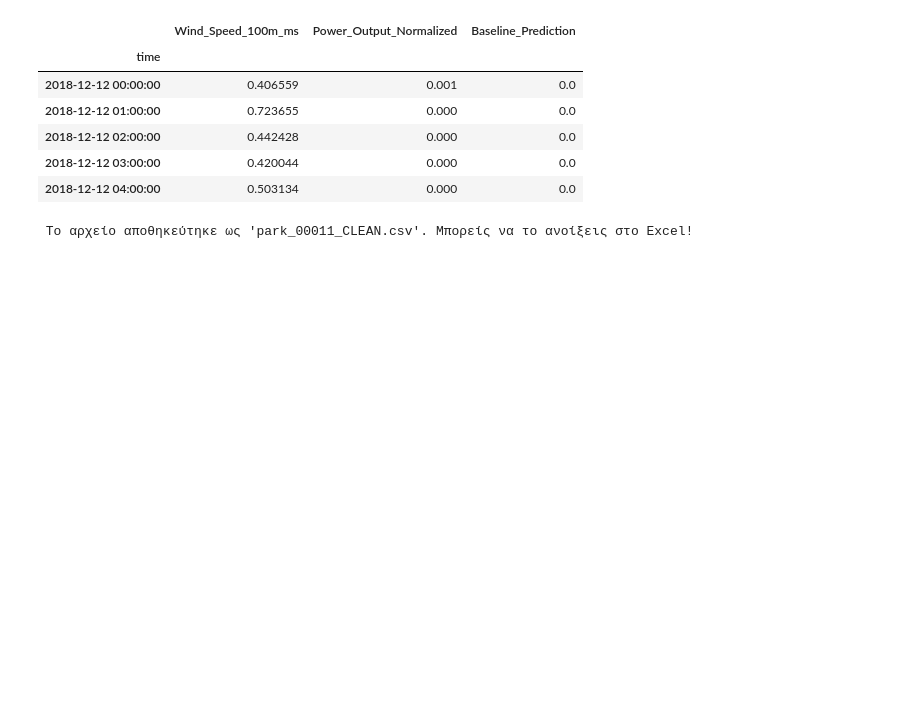
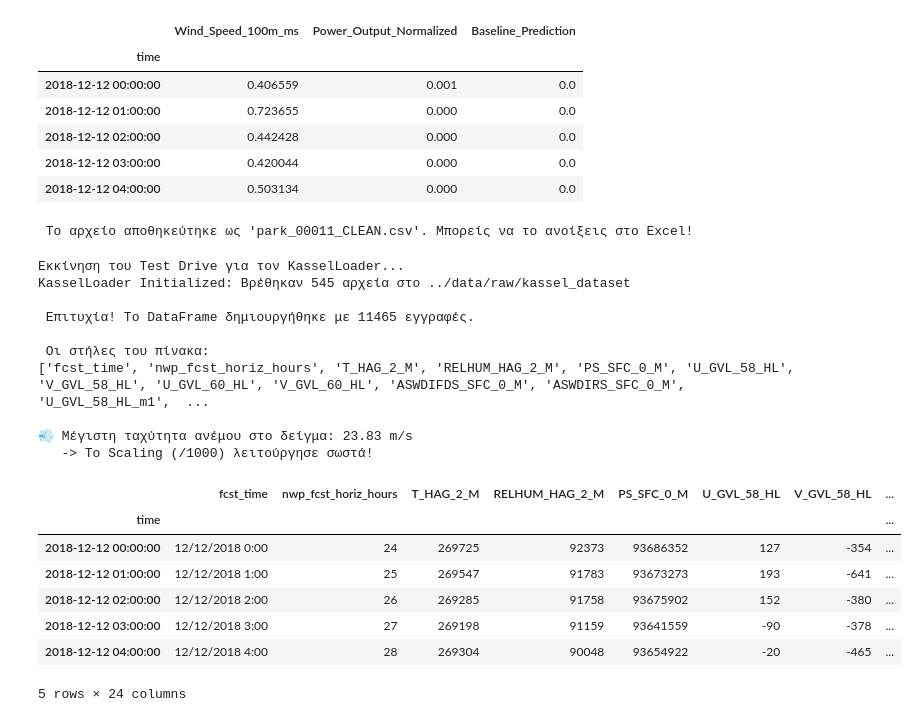
Before and after one commit to Dionysis33/WindPower_DigitalTwin, a Jupyter notebook: notebooks/02_kassel_exploration.ipynb, the cells around one changed output. Cells and saved outputs as stored; diff of their text form; code cells hidden in the pictures; blank space fills up the shorter version.

Commit message:
feat: finalize KasselLoader with auto-scaling, physics integration and time-series merging

```diff
--- a/notebooks/02_kassel_exploration.ipynb
+++ b/notebooks/02_kassel_exploration.ipynb
@@ -331,3 +331,62 @@ print("\n Το αρχείο αποθηκεύτηκε ως 'park_00011_CLEAN.csv'
 | 2018-12-12 03:00:00 | 0.420044 | 0.000 | 0.0 |
 | 2018-12-12 04:00:00 | 0.503134 | 0.000 | 0.0 |
  Το αρχείο αποθηκεύτηκε ως 'park_00011_CLEAN.csv'. Μπορείς να το ανοίξεις στο Excel!
+# %%
+import sys
+import os
+
+# 1. Ρύθμιση για να βλέπει το Notebook τον φάκελο src
+if os.path.abspath("..") not in sys.path:
+    sys.path.append(os.path.abspath(".."))
+
+from src.data.kassel_loader import KasselLoader
+
+print("Εκκίνηση του Test Drive για τον KasselLoader...")
+
+# 2. Αρχικοποίηση του Loader
+# Του λέμε πού είναι τα δεδομένα (στον φάκελο raw/kassel_dataset)
+loader = KasselLoader("../data/raw/kassel_dataset")
+
+# 3. Δοκιμή: Ζητάμε να μας φέρει έτοιμο το Πάρκο 00011
+# Αν ο κώδικάς σου είναι σωστός, θα κάνει αυτόματα: Load -> Physics -> Merge -> Rename
+df_park = loader.load_park_data('00011')
+
+# 4. Έλεγχος Αποτελεσμάτων
+if df_park is not None:
+    print(f"\n Επιτυχία! Το DataFrame δημιουργήθηκε με {len(df_park)} εγγραφές.")
+
+    # Έλεγχος των στηλών
+    print("\n Οι στήλες του πίνακα:")
+    print(df_park.columns.tolist())
+
+    # Έλεγχος Scaling (Πρέπει να δούμε λογικά νούμερα, π.χ. 12 m/s και όχι 12000)
+    max_wind = df_park['Wind_Speed_100m_ms'].max()
+    print(f"\n💨 Μέγιστη ταχύτητα ανέμου στο δείγμα: {max_wind:.2f} m/s")
+
+    if max_wind < 100:
+        print("   -> Το Scaling (/1000) λειτούργησε σωστά!")
+    else:
+        print("   -> Προσοχή! Οι τιμές φαίνονται πολύ μεγάλες.")
+
+    display(df_park.head())
+else:
+    print("Οups! Ο Loader δεν επέστρεψε δεδομένα. Κάτι πήγε στραβά.")
+# %% [output]
+Εκκίνηση του Test Drive για τον KasselLoader...
+KasselLoader Initialized: Βρέθηκαν 545 αρχεία στο ../data/raw/kassel_dataset
+
+ Επιτυχία! Το DataFrame δημιουργήθηκε με 11465 εγγραφές.
+
+ Οι στήλες του πίνακα:
+['fcst_time', 'nwp_fcst_horiz_hours', 'T_HAG_2_M', 'RELHUM_HAG_2_M', 'PS_SFC_0_M', 'U_GVL_58_HL', 'V_GVL_58_HL', 'U_GVL_60_HL', 'V_GVL_60_HL', 'ASWDIFDS_SFC_0_M', 'ASWDIRS_SFC_0_M', 'U_GVL_58_HL_m1',  ...
+
+💨 Μέγιστη ταχύτητα ανέμου στο δείγμα: 23.83 m/s
+   -> Το Scaling (/1000) λειτούργησε σωστά!
+|  | fcst_time | nwp_fcst_horiz_hours | T_HAG_2_M | RELHUM_HAG_2_M | PS_SFC_0_M | U_GVL_58_HL | V_GVL_58_HL | ... |
+| time |  |  |  |  |  |  |  | ... |
+| 2018-12-12 00:00:00 | 12/12/2018 0:00 | 24 | 269725 | 92373 | 93686352 | 127 | -354 | ... |
+| 2018-12-12 01:00:00 | 12/12/2018 1:00 | 25 | 269547 | 91783 | 93673273 | 193 | -641 | ... |
+| 2018-12-12 02:00:00 | 12/12/2018 2:00 | 26 | 269285 | 91758 | 93675902 | 152 | -380 | ... |
+| 2018-12-12 03:00:00 | 12/12/2018 3:00 | 27 | 269198 | 91159 | 93641559 | -90 | -378 | ... |
+| 2018-12-12 04:00:00 | 12/12/2018 4:00 | 28 | 269304 | 90048 | 93654922 | -20 | -465 | ... |
+5 rows × 24 columns
```
